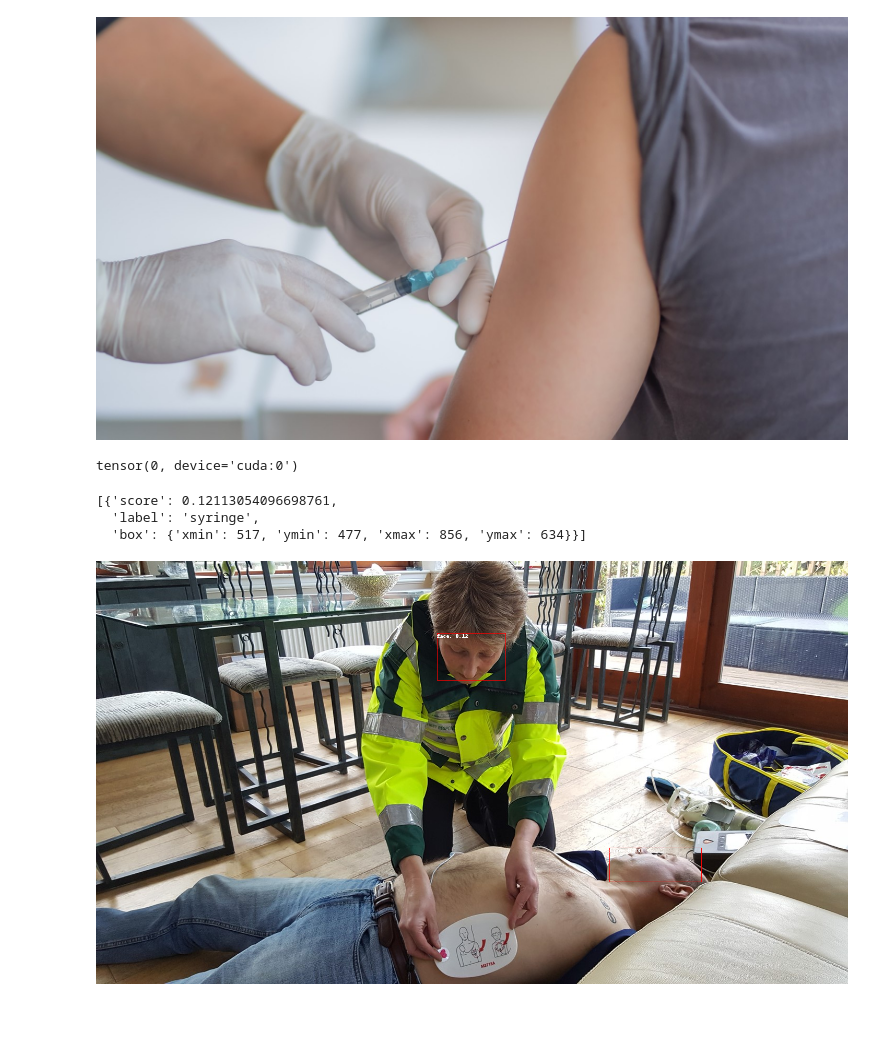
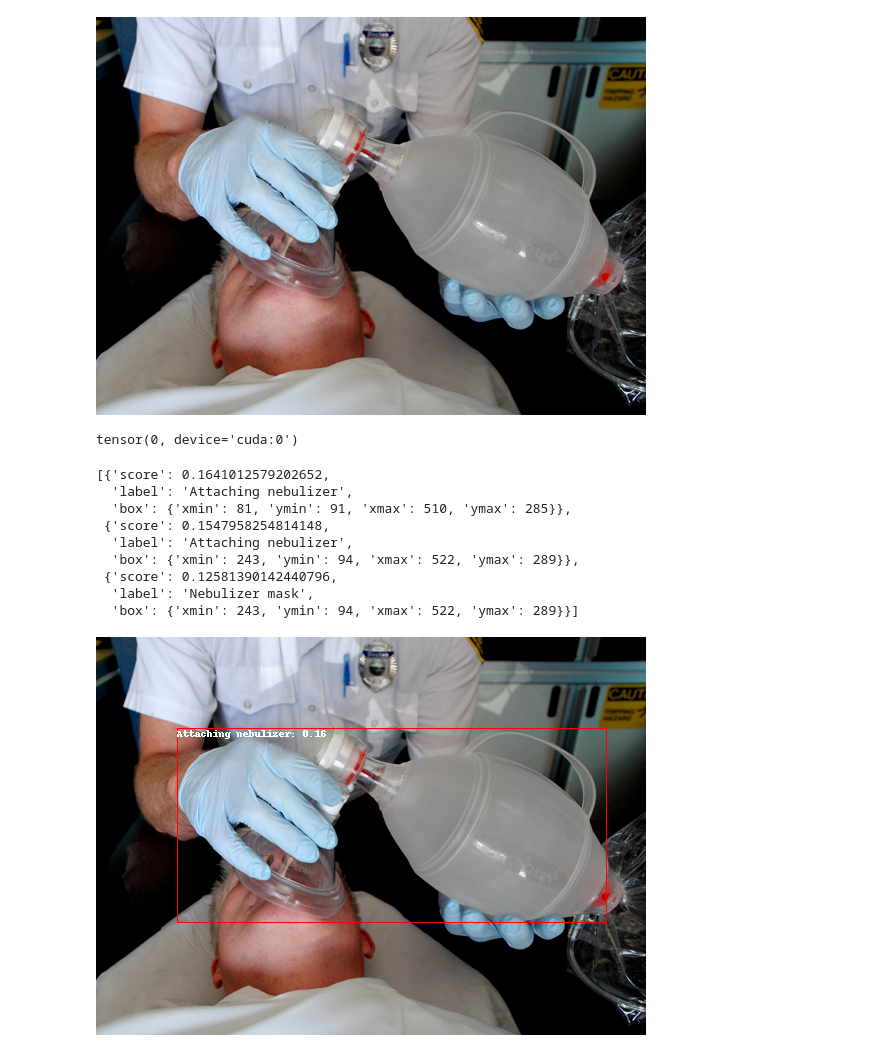
Before and after one commit to keshara2032/Object-Action-Detection, a Jupyter notebook: zero-shot-object-detection.ipynb, the cells around one changed output. Saved outputs shown, nothing was run; the diff lists cells and outputs as text; code cells hidden in the pictures; blank space fills up the shorter version.

```diff
--- a/zero-shot-object-detection.ipynb
+++ b/zero-shot-object-detection.ipynb
@@ -42,16 +43,16 @@ CLIPModel(
 # %%
 import skimage
 import numpy as np
 from PIL import Image
 import cv2
 
-image = cv2.imread('./images/emt_syringe.jpg')
+image = cv2.imread('./images/resp - assist ventilation - bvm via mask/assist_bvm_1.jpg')
 image = cv2.cvtColor(image,cv2.COLOR_BGR2RGB)
 # image = skimage.data.astronaut()
 image = Image.fromarray(np.uint8(image)).convert("RGB")
 
 image
 # %% [output]
-[figure, old version]
+[figure, new version]
 # %%
 # OpenAI Clip model
@@ -65,16 +66,27 @@ probs = logits_per_image.softmax(dim=1) # we can take the softmax to get the lab
 print(torch.argmax(probs))
 # %% [output]
 tensor(0, device='cuda:0')
-# %%
-predictions = detector(
-    image,
-    candidate_labels=["syringe", "fingers"],
-)
-predictions
-# %% [output]
-[{'score': 0.12113054096698761,
-  'label': 'syringe',
-  'box': {'xmin': 517, 'ymin': 477, 'xmax': 856, 'ymax': 634}}]
+# %%
+
+protocol = "respiratory_distress_protocol"
+
+labels = generate_labels(protocol)
+
+predictions = detector(
+    image,
+    candidate_labels=labels,
+)
+predictions
+# %% [output]
+[{'score': 0.1641012579202652,
+  'label': 'Attaching nebulizer',
+  'box': {'xmin': 81, 'ymin': 91, 'xmax': 510, 'ymax': 285}},
+ {'score': 0.1547958254814148,
+  'label': 'Attaching nebulizer',
+  'box': {'xmin': 243, 'ymin': 94, 'xmax': 522, 'ymax': 289}},
+ {'score': 0.12581390142440796,
+  'label': 'Nebulizer mask',
+  'box': {'xmin': 243, 'ymin': 94, 'xmax': 522, 'ymax': 289}}]
 # %%
 from PIL import ImageDraw
 
@@ -89,6 +101,8 @@ for prediction in predictions:
     draw.rectangle((xmin, ymin, xmax, ymax), outline="red", width=1)
     draw.text((xmin, ymin), f"{label}: {round(score,2)}", fill="white")
 
+    break
+
 image
 # %% [output]
-[figure, old version]
+[figure, new version]
```
Also changed, not shown: parts of 2 cells of this notebook, 4 other files.
